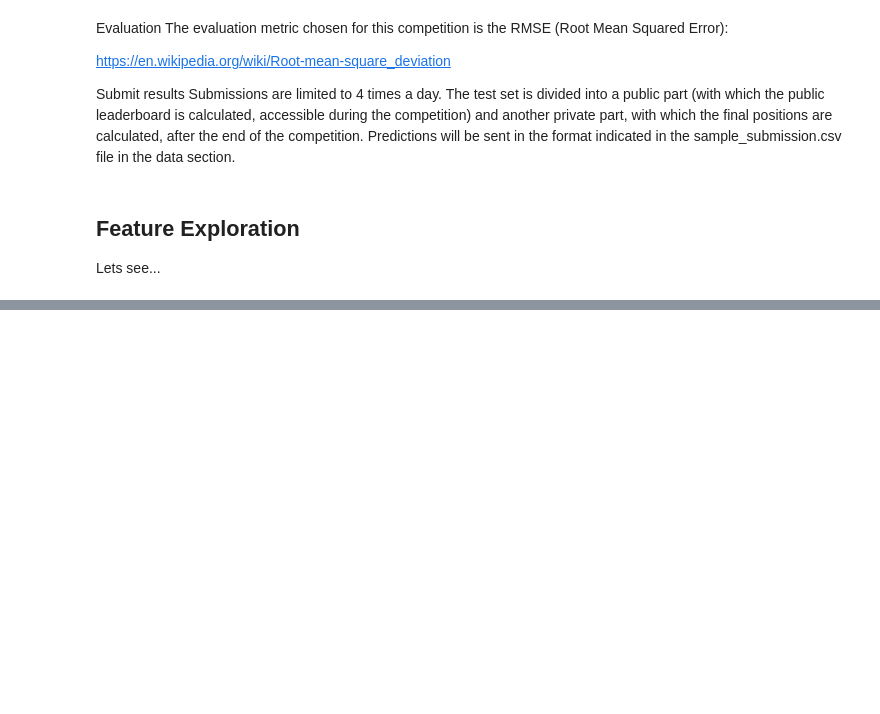
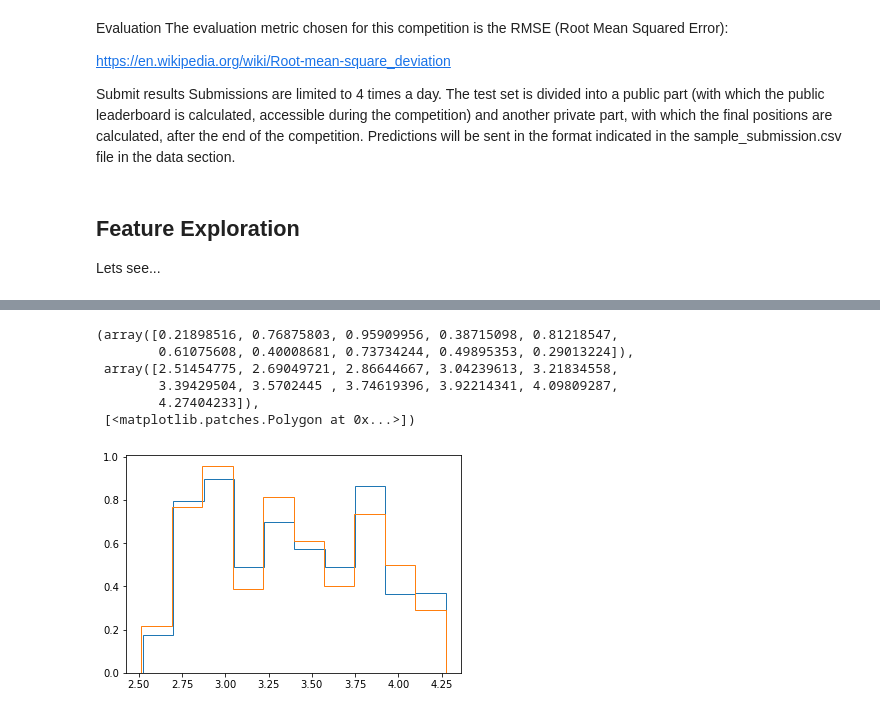
Before and after one commit to nachordo/kaggle-competition, a Jupyter notebook: data-exploration.ipynb, the cells around one changed output, grey strips where cells are left out. Cells and saved outputs as stored; diff of their text form; code cells hidden in the pictures; blank space fills up the shorter version.

```diff
--- a/data-exploration.ipynb
+++ b/data-exploration.ipynb
@@ -71,0 +190,11 @@ Lets see...
+# %%
+plt.hist(di[di["clarity"] == "VS2"]["price"],histtype='step',density = True)
+plt.hist(di[di["clarity"] == "VS1"]["price"],histtype='step',density = True)
+# %% [output]
+(array([0.21898516, 0.76875803, 0.95909956, 0.38715098, 0.81218547,
+        0.61075608, 0.40008681, 0.73734244, 0.49895353, 0.29013224]),
+ array([2.51454775, 2.69049721, 2.86644667, 3.04239613, 3.21834558,
+        3.39429504, 3.5702445 , 3.74619396, 3.92214341, 4.09809287,
+        4.27404233]),
+ [<matplotlib.patches.Polygon at 0x...>])
+[figure, added]
```
Also changed, not shown: parts of 46 cells of this notebook.
